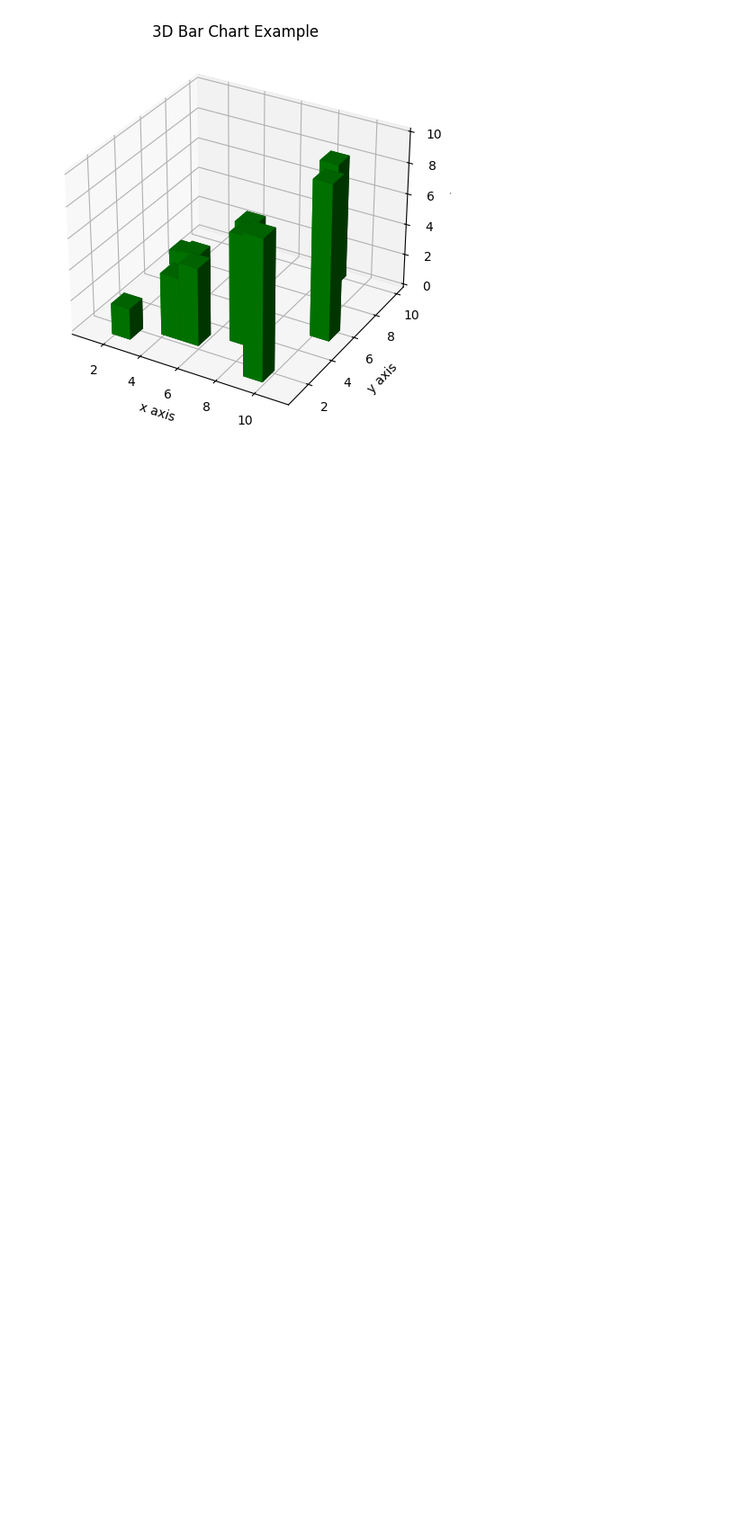
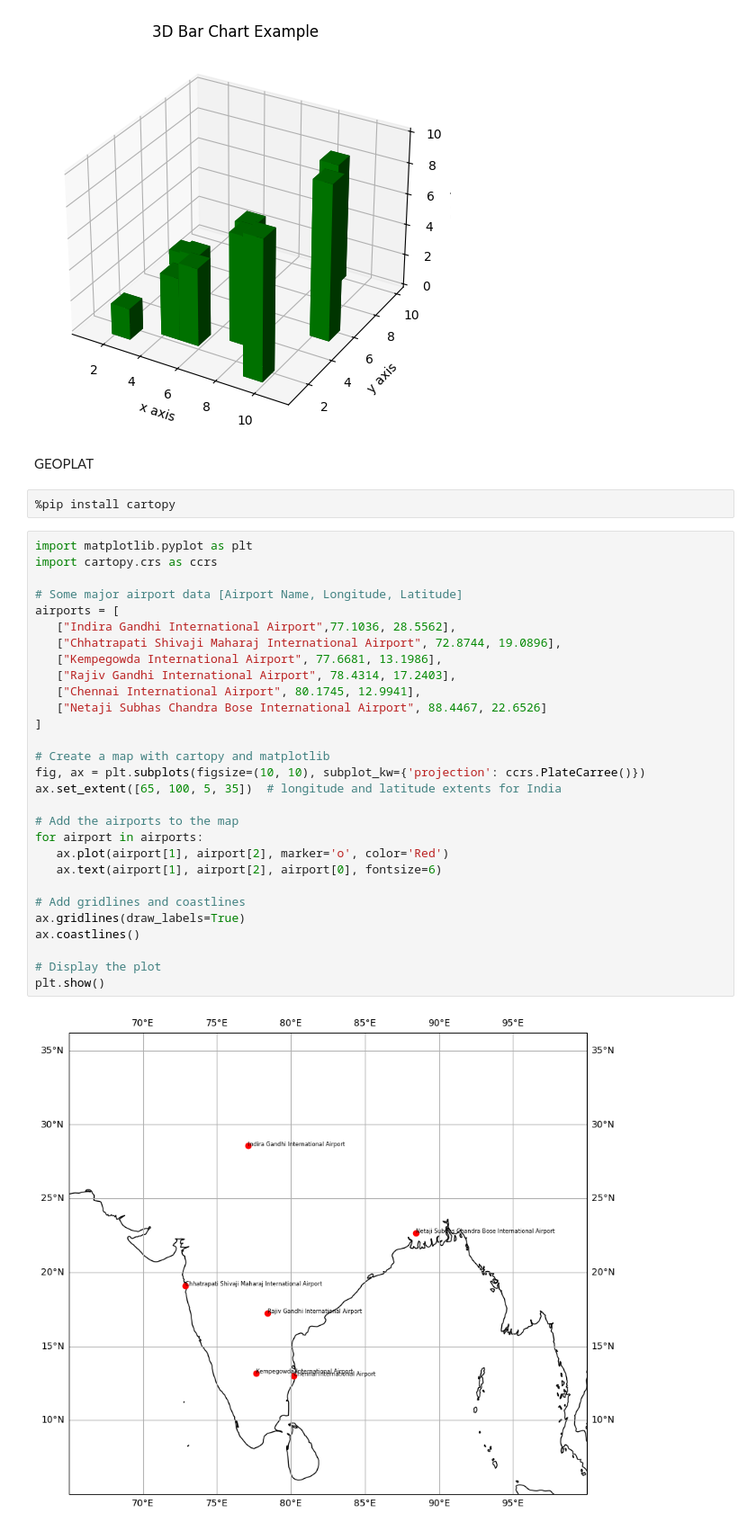
Before and after one commit to KDharanikumar/DS_Practice, a Jupyter notebook: MATPLOTLIB/Matplotlib.ipynb, the cells around one changed output. Shown at 90% size. Saved outputs shown, nothing was run; the diff lists cells and outputs as text; blank space fills up the shorter version.

```diff
--- a/MATPLOTLIB/Matplotlib.ipynb
+++ b/MATPLOTLIB/Matplotlib.ipynb
@@ -253,3 +253,38 @@ plt.tight_layout()
 plt.show()
 # %% [output]
 [figure]
+# %% [markdown]
+GEOPLAT
+# %%
+%pip install cartopy
+# %%
+import matplotlib.pyplot as plt
+import cartopy.crs as ccrs
+
+# Some major airport data [Airport Name, Longitude, Latitude]
+airports = [
+   ["Indira Gandhi International Airport",77.1036, 28.5562],
+   ["Chhatrapati Shivaji Maharaj International Airport", 72.8744, 19.0896],
+   ["Kempegowda International Airport", 77.6681, 13.1986],
+   ["Rajiv Gandhi International Airport", 78.4314, 17.2403],
+   ["Chennai International Airport", 80.1745, 12.9941],
+   ["Netaji Subhas Chandra Bose International Airport", 88.4467, 22.6526]
+]
+
+# Create a map with cartopy and matplotlib
+fig, ax = plt.subplots(figsize=(10, 10), subplot_kw={'projection': ccrs.PlateCarree()})
+ax.set_extent([65, 100, 5, 35])  # longitude and latitude extents for India
+
+# Add the airports to the map
+for airport in airports:
+   ax.plot(airport[1], airport[2], marker='o', color='Red')
+   ax.text(airport[1], airport[2], airport[0], fontsize=6)
+
+# Add gridlines and coastlines
+ax.gridlines(draw_labels=True)
+ax.coastlines()
+
+# Display the plot
+plt.show()
+# %% [output]
+[figure, added]
```
Also changed, not shown: 2 other files.
